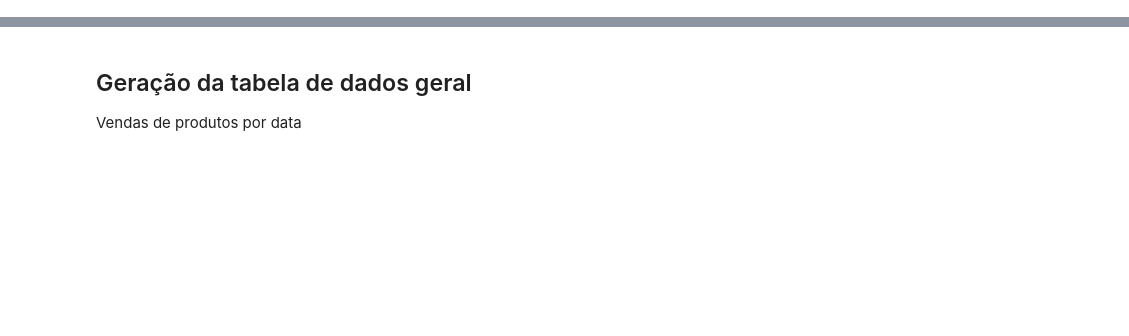
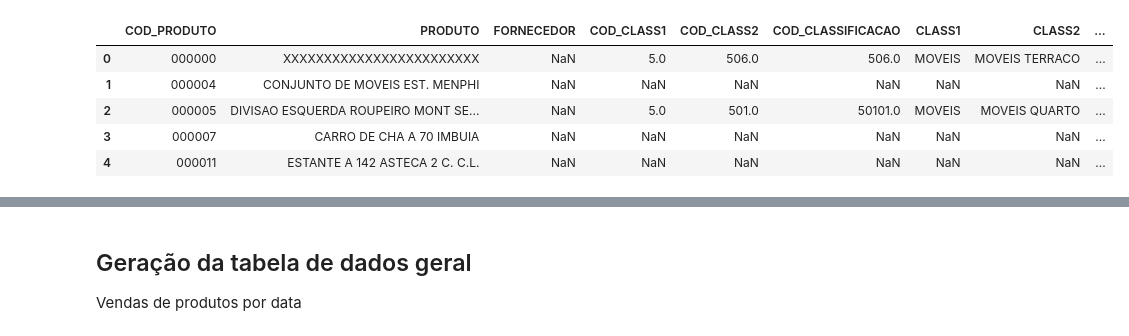
Before and after one commit to LuyzaDomingos/PrevisaoVendasFinalVersion, a Jupyter notebook: previsao/ProcessamentoDadosVendas.ipynb, the cells around one changed output, grey strips where cells are left out. Cells and saved outputs as stored; diff of their text form; code cells hidden in the pictures; blank space fills up the shorter version.

```diff
--- a/previsao/ProcessamentoDadosVendas.ipynb
+++ b/previsao/ProcessamentoDadosVendas.ipynb
@@ -15,0 +55,11 @@ df
+# %%
+df2 = pd.read_csv('PRODUTOS.csv', delimiter=';', encoding = 'cp1252')
+
+df2.head()
+# %% [output]
+|  | COD_PRODUTO | PRODUTO | FORNECEDOR | COD_CLASS1 | COD_CLASS2 | COD_CLASSIFICACAO | CLASS1 | CLASS2 | ... |
+| 0 | 000000 | XXXXXXXXXXXXXXXXXXXXXXXX | NaN | 5.0 | 506.0 | 506.0 | MOVEIS | MOVEIS TERRACO | ... |
+| 1 | 000004 | CONJUNTO DE MOVEIS EST. MENPHI | NaN | NaN | NaN | NaN | NaN | NaN | ... |
+| 2 | 000005 | DIVISAO ESQUERDA ROUPEIRO MONT SE... | NaN | 5.0 | 501.0 | 50101.0 | MOVEIS | MOVEIS QUARTO | ... |
+| 3 | 000007 | CARRO DE CHA A 70 IMBUIA | NaN | NaN | NaN | NaN | NaN | NaN | ... |
+| 4 | 000011 | ESTANTE A 142 ASTECA 2 C. C.L. | NaN | NaN | NaN | NaN | NaN | NaN | ... |
```
Also changed, not shown: parts of 31 cells of this notebook, 1 other file.
